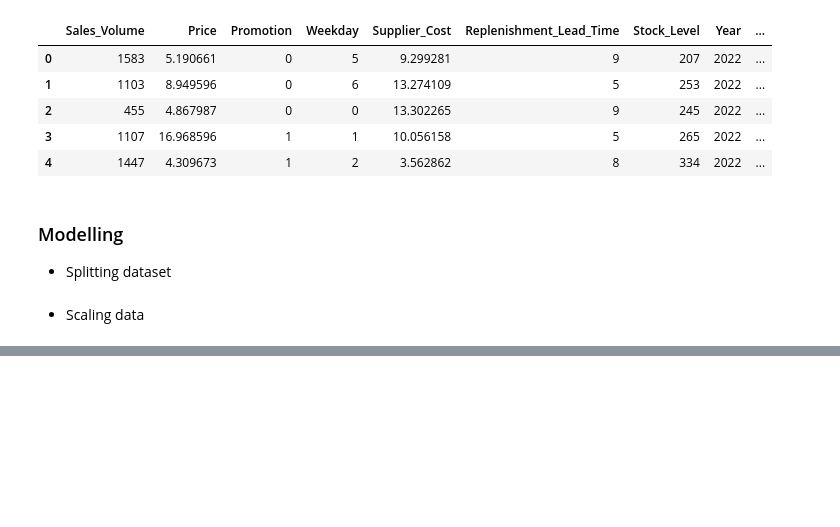
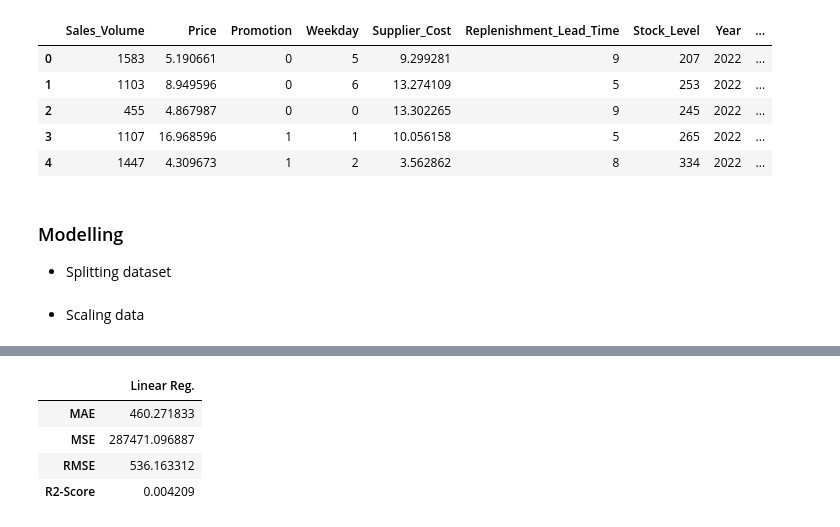
Before and after one commit to Naftal-Rainer/FMCG-Sales-Demand-Forecasting-and-Optimization, a Jupyter notebook: demand prediction.ipynb, the cells around one changed output, grey strips where cells are left out. Drawn from its saved outputs; the diff is of its cells as text; code cells hidden in the pictures; blank space fills up the shorter version.

```diff
--- a/demand prediction.ipynb
+++ b/demand prediction.ipynb
@@ -188,0 +211,20 @@ X_test_scaled = scaler.transform(X_test)
+# %%
+# Evaluating the model
+
+def model_evaluation(model, X_test, y_test, model_name):
+    y_pred = model.predict(X_test)
+
+    MAE = metrics.mean_absolute_error(y_test, y_pred)
+    MSE = metrics.mean_squared_error(y_test, y_pred)
+    RMSE = np.sqrt(MSE)
+    R2_Score = metrics.r2_score(y_test, y_pred)
+
+    return pd.DataFrame([MAE, MSE, RMSE, R2_Score], index=['MAE', 'MSE', 'RMSE' ,'R2-Score'], columns=[model_name])
+
+model_evaluation(linear_reg, X_test_scaled, y_test, 'Linear Reg.')
+# %% [output]
+|  | Linear Reg. |
+| MAE | 460.271833 |
+| MSE | 287471.096887 |
+| RMSE | 536.163312 |
+| R2-Score | 0.004209 |
```
Also changed, not shown: parts of 5 cells of this notebook.
